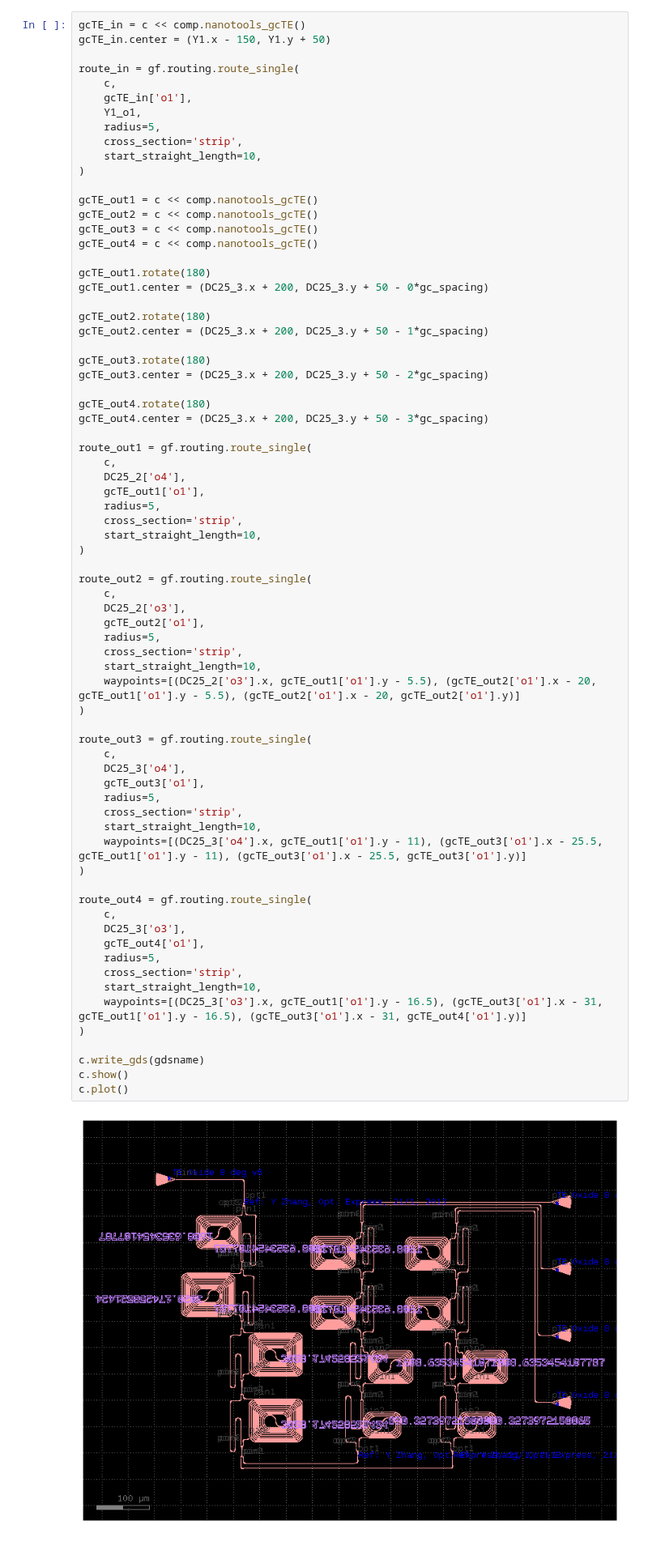
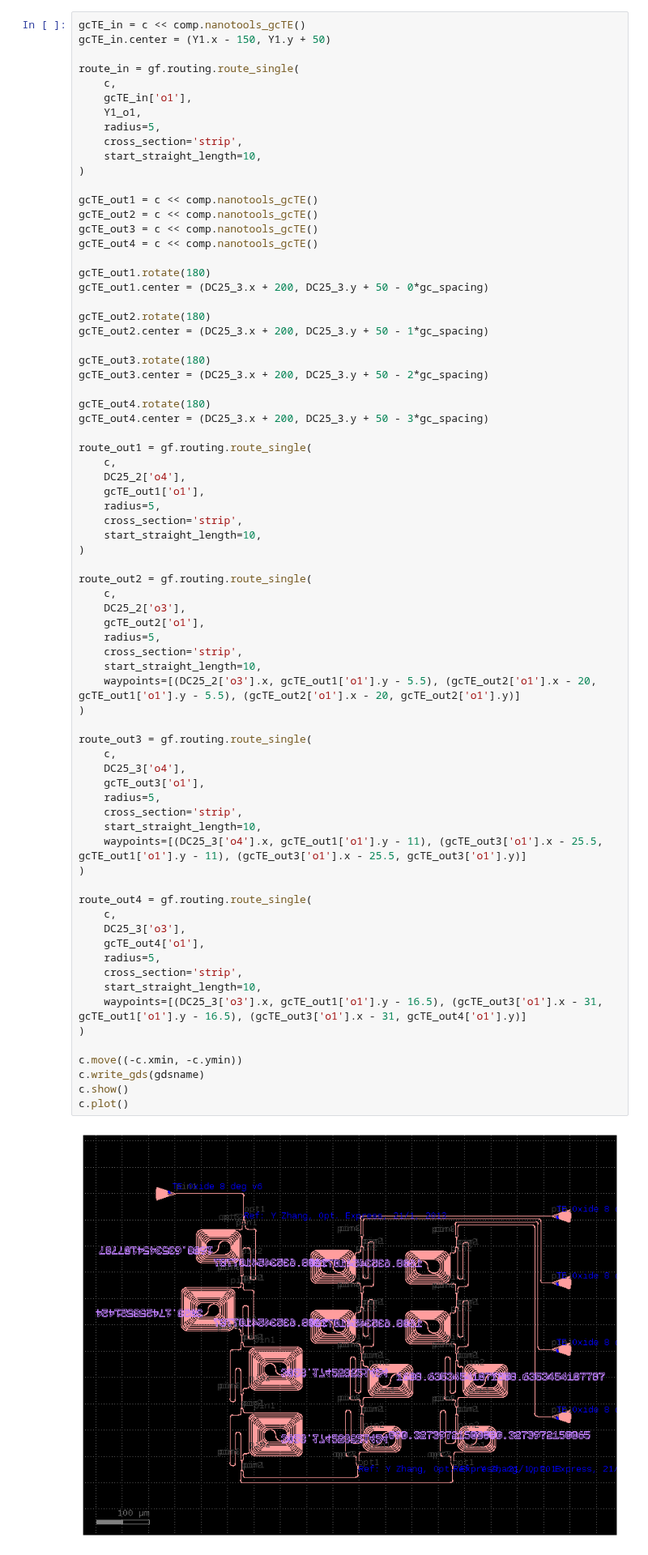
Before and after one commit to LucasGabrielMelo/colab-layout, a Jupyter notebook: circuito-lucas-v1/ActivateCircuit.ipynb, the cells around one changed output. Shown at 81% size. Saved outputs shown, nothing was run; the diff lists cells and outputs as text.

```diff
--- a/circuito-lucas-v1/ActivateCircuit.ipynb
+++ b/circuito-lucas-v1/ActivateCircuit.ipynb
@@ -711,31 +711,32 @@ route_out2 = gf.routing.route_single(
     radius=5,
     cross_section='strip',
     start_straight_length=10,
     waypoints=[(DC25_2['o3'].x, gcTE_out1['o1'].y - 5.5), (gcTE_out2['o1'].x - 20, gcTE_out1['o1'].y - 5.5), (gcTE_out2['o1'].x - 20, gcTE_out2['o1'].y)]
 )
 
 route_out3 = gf.routing.route_single(
     c,
     DC25_3['o4'],
     gcTE_out3['o1'],
     radius=5,
     cross_section='strip',
     start_straight_length=10,
     waypoints=[(DC25_3['o4'].x, gcTE_out1['o1'].y - 11), (gcTE_out3['o1'].x - 25.5, gcTE_out1['o1'].y - 11), (gcTE_out3['o1'].x - 25.5, gcTE_out3['o1'].y)]
 )
 
 route_out4 = gf.routing.route_single(
     c,
     DC25_3['o3'],
     gcTE_out4['o1'],
     radius=5,
     cross_section='strip',
     start_straight_length=10,
     waypoints=[(DC25_3['o3'].x, gcTE_out1['o1'].y - 16.5), (gcTE_out3['o1'].x - 31, gcTE_out1['o1'].y - 16.5), (gcTE_out3['o1'].x - 31, gcTE_out4['o1'].y)]
 )
 
+c.move((-c.xmin, -c.ymin))
 c.write_gds(gdsname)
 c.show()
 c.plot()
 # %% [output]
-[figure, old version]
+[figure, new version]
```
Also changed, not shown: 1 other file.
